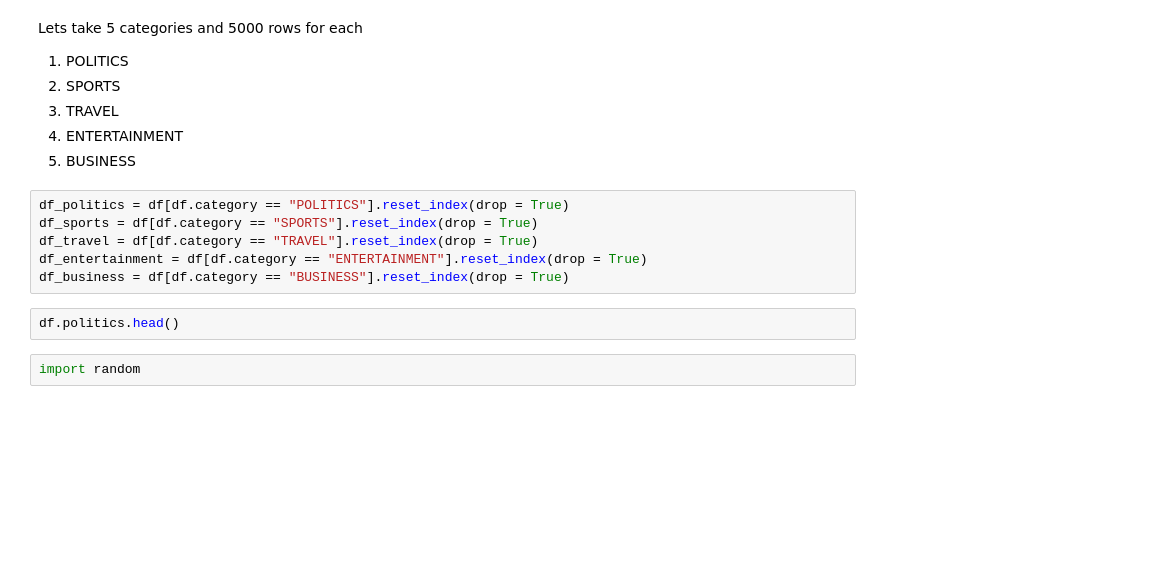
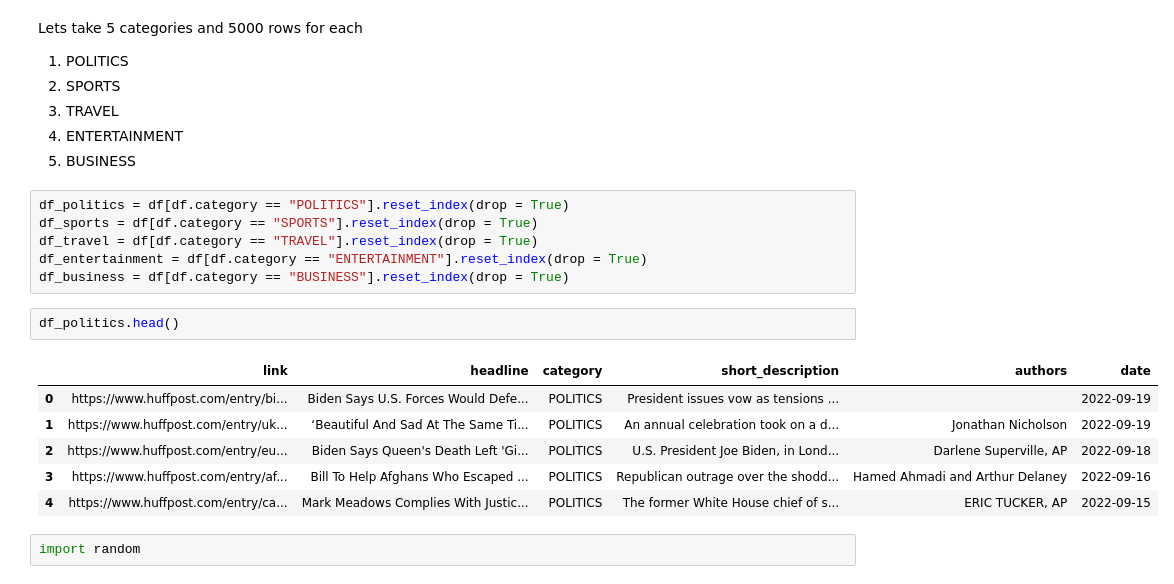
Before and after one commit to aadil-zikre/contradictory-my-dear-watson, a Jupyter notebook: Word Vectorization Techniques.ipynb, the cells around one changed output. Saved outputs shown, nothing was run; the diff lists cells and outputs as text; blank space fills up the shorter version.

```diff
--- a/Word Vectorization Techniques.ipynb
+++ b/Word Vectorization Techniques.ipynb
@@ -73,7 +78,14 @@ df_travel = df[df.category == "TRAVEL"].reset_index(drop = True)
 df_entertainment = df[df.category == "ENTERTAINMENT"].reset_index(drop = True)
 df_business = df[df.category == "BUSINESS"].reset_index(drop = True)
 # %%
-df.politics.head()
+df_politics.head()
+# %% [output]
+|  | link | headline | category | short_description | authors | date |
+| 0 | https://www.huffpost.com/entry/bi... | Biden Says U.S. Forces Would Defe... | POLITICS | President issues vow as tensions ... |  | 2022-09-19 |
+| 1 | https://www.huffpost.com/entry/uk... | ‘Beautiful And Sad At The Same Ti... | POLITICS | An annual celebration took on a d... | Jonathan Nicholson | 2022-09-19 |
+| 2 | https://www.huffpost.com/entry/eu... | Biden Says Queen's Death Left 'Gi... | POLITICS | U.S. President Joe Biden, in Lond... | Darlene Superville, AP | 2022-09-18 |
+| 3 | https://www.huffpost.com/entry/af... | Bill To Help Afghans Who Escaped ... | POLITICS | Republican outrage over the shodd... | Hamed Ahmadi and Arthur Delaney | 2022-09-16 |
+| 4 | https://www.huffpost.com/entry/ca... | Mark Meadows Complies With Justic... | POLITICS | The former White House chief of s... | ERIC TUCKER, AP | 2022-09-15 |
 # %%
 import random
 # %%
```
Also changed, not shown: parts of 47 cells of this notebook.
